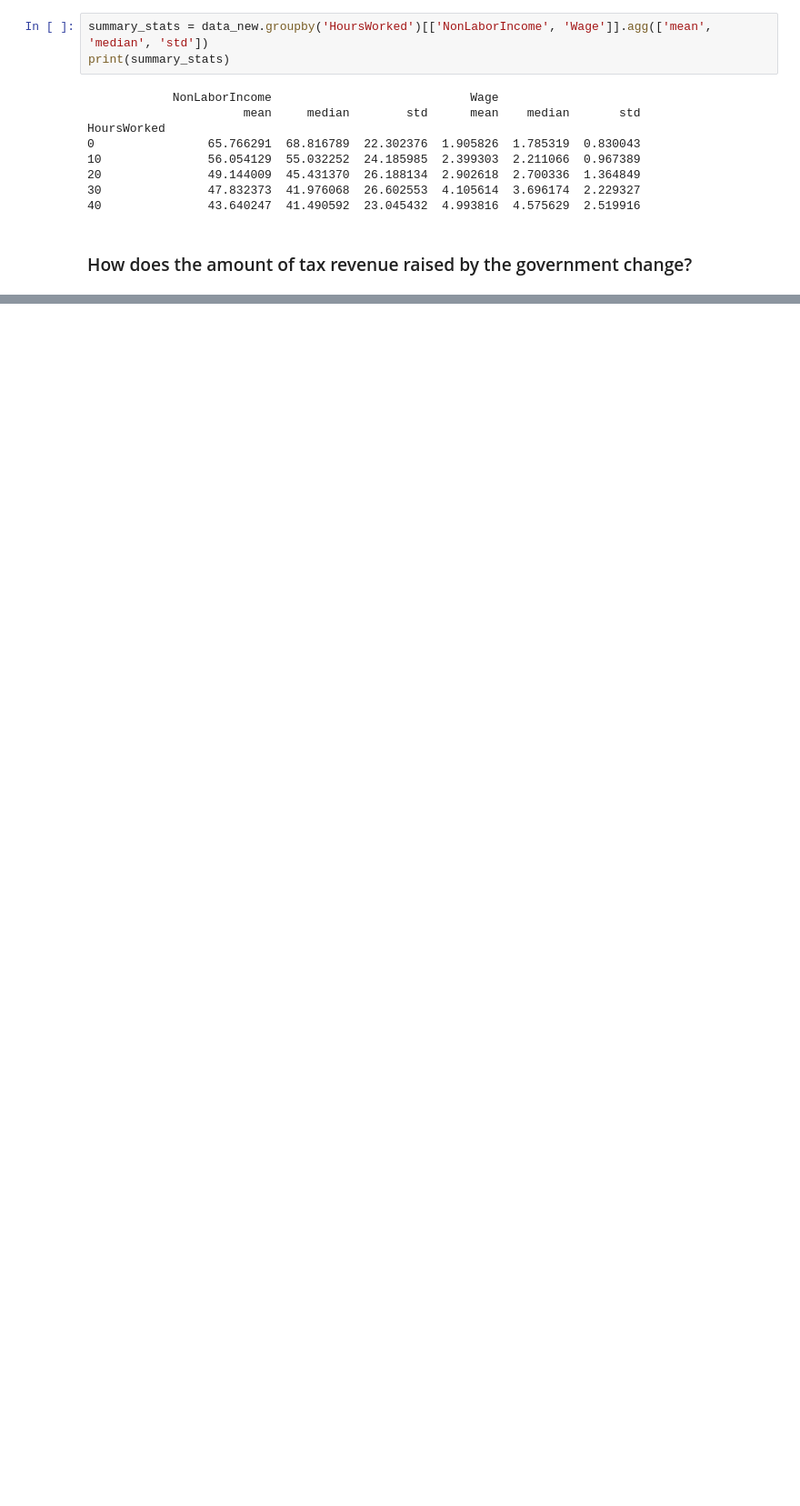
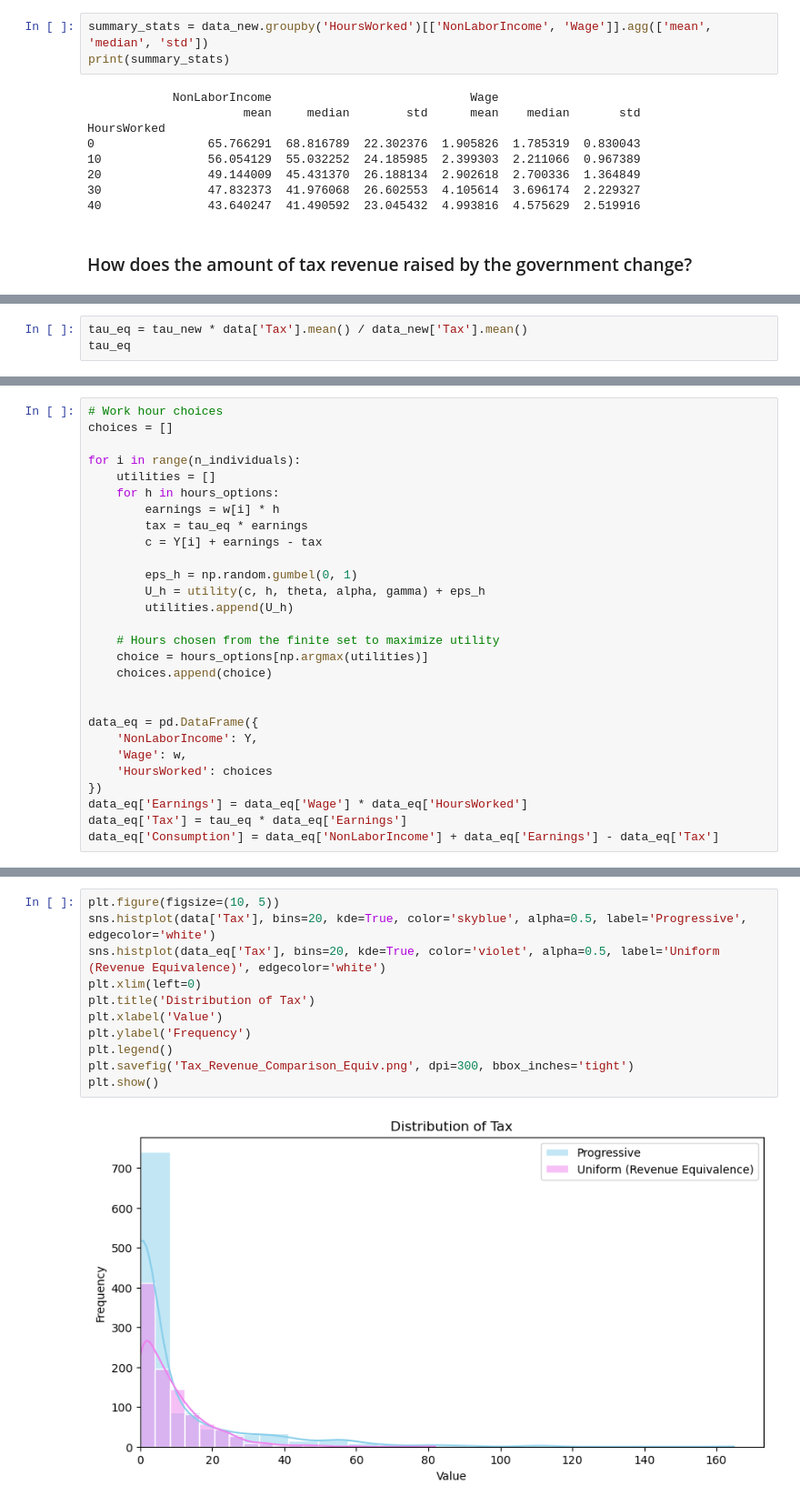
Before and after one commit to hshen0820/Labor-Economics-8400-SP25-, a Jupyter notebook: PSet1/PSet1.ipynb, the cells around one changed output, grey strips where cells are left out. Shown at 91% size. Drawn from its saved outputs; the diff is of its cells as text; blank space fills up the shorter version.

```diff
--- a/PSet1/PSet1.ipynb
+++ b/PSet1/PSet1.ipynb
@@ -567,0 +576,3 @@ plt.show()
+# %%
+tau_eq = tau_new * data['Tax'].mean() / data_new['Tax'].mean()
+tau_eq
@@ -567,0 +581,28 @@ plt.show()
+# %%
+# Work hour choices
+choices = []
+
+for i in range(n_individuals):
+    utilities = []
+    for h in hours_options:
+        earnings = w[i] * h
+        tax = tau_eq * earnings
+        c = Y[i] + earnings - tax
+
+        eps_h = np.random.gumbel(0, 1)
+        U_h = utility(c, h, theta, alpha, gamma) + eps_h
+        utilities.append(U_h)
+
+    # Hours chosen from the finite set to maximize utility
+    choice = hours_options[np.argmax(utilities)]
+    choices.append(choice)
+
+
+data_eq = pd.DataFrame({
+    'NonLaborIncome': Y,
+    'Wage': w,
+    'HoursWorked': choices
+})
+data_eq['Earnings'] = data_eq['Wage'] * data_eq['HoursWorked']
+data_eq['Tax'] = tau_eq * data_eq['Earnings']
+data_eq['Consumption'] = data_eq['NonLaborIncome'] + data_eq['Earnings'] - data_eq['Tax']
@@ -567,0 +630,13 @@ plt.show()
+# %%
+plt.figure(figsize=(10, 5))
+sns.histplot(data['Tax'], bins=20, kde=True, color='skyblue', alpha=0.5, label='Progressive', edgecolor='white')
+sns.histplot(data_eq['Tax'], bins=20, kde=True, color='violet', alpha=0.5, label='Uniform (Revenue Equivalence)', edgecolor='white')
+plt.xlim(left=0)
+plt.title('Distribution of Tax')
+plt.xlabel('Value')
+plt.ylabel('Frequency')
+plt.legend()
+plt.savefig('Tax_Revenue_Comparison_Equiv.png', dpi=300, bbox_inches='tight')
+plt.show()
+# %% [output]
+[figure, added]
```
Also changed, not shown: parts of 6 cells of this notebook, 3 other files.
